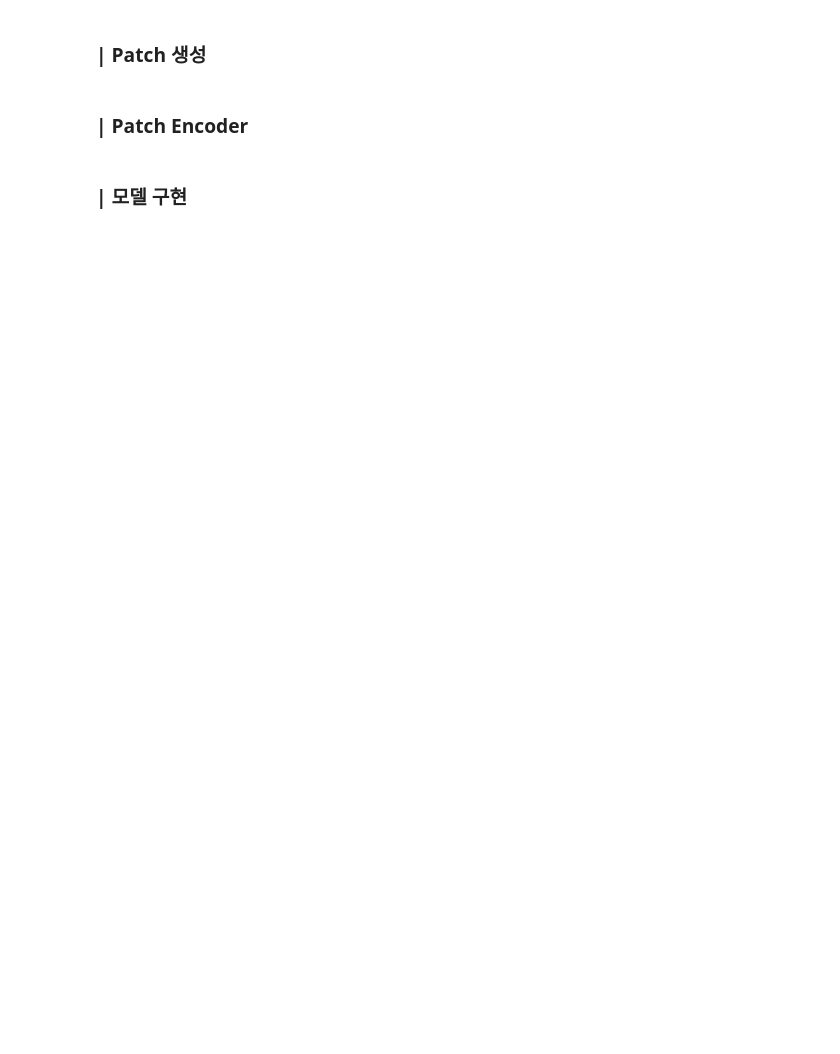
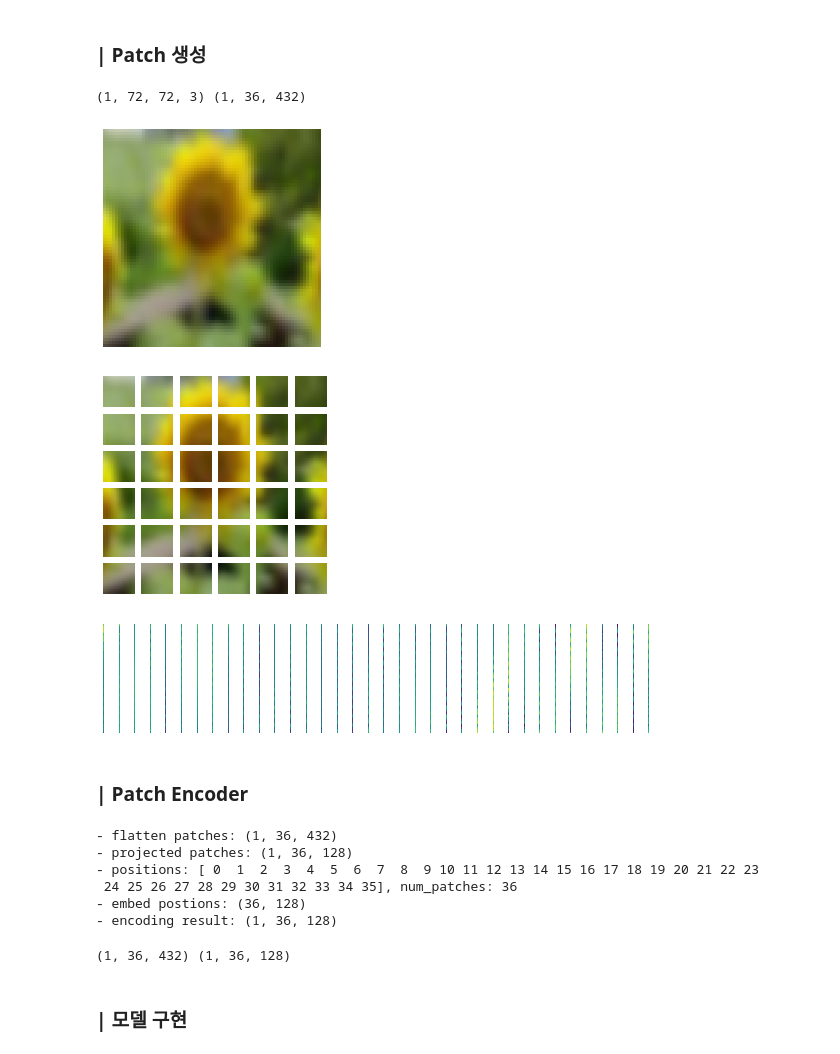
Before and after one commit to yebiny/SkillTreePython-DeepLearning, a Jupyter notebook: 04.Paper-with-code/comment/ch04_08_Transformer.ipynb, the cells around one changed output. Cells and saved outputs as stored; diff of their text form; code cells hidden in the pictures; blank space fills up the shorter version.

```diff
--- a/04.Paper-with-code/comment/ch04_08_Transformer.ipynb
+++ b/04.Paper-with-code/comment/ch04_08_Transformer.ipynb
@@ -568,5 +627,84 @@ def display_img_patches(img, patches):
+# %%
+class MakePatchLayer(layers.Layer):
+  def __init__(self, patch_size):
+    super(MakePatchLayer, self).__init__()
+    self.patch_size = patch_size
+
+  def call(self, imgs): # (batch, h, w, ch)
+    x_patches = tf.image.extract_patches( images = imgs,
+                                          sizes = [1, self.patch_size, self.patch_size, 1],
+                                          strides = [1, self.patch_size, self.patch_size, 1],
+                                          rates = [1, 1, 1, 1],
+                                          padding = 'VALID')
+    # (batch_size, Hpatch개수 , Wpatch개수, patch 차원((patchsize**2)*3 ) )
+    batch_size = tf.shape(x_patches)[0]
+    d_patches = tf.shape(x_patches)[-1]
+
+    x_patches = tf.reshape(x_patches, [batch_size, -1 , d_patches] )
+    # (batch_size, patch 개수, patch 차원)
+    return x_patches
+# %%
+x_patches = MakePatchLayer(12)(x_aug)
+print(x_aug.shape, x_patches.shape)
+display_img_patches(x_aug[0].numpy().astype('uint8'), x_patches[0])
+# %% [output]
+(1, 72, 72, 3) (1, 36, 432)
+[figure, added]
+[figure, added]
+[figure, added]
 # %% [markdown]
 ### **| Patch Encoder**
+# %%
+project_dim = 128
+num_patches = tf.shape(x_patches)[1]
+print(f'- flatten patches: {x_patches.shape}')
+
+# patch linear projection
+projected = layers.Dense(project_dim)(x_patches)
+print(f'- projected patches: {projected.shape}')
+
+# position embedding
+positions = tf.range(0, num_patches, 1)
+print(f'- positions: {positions}, num_patches: {num_patches}')
+embed = layers.Embedding(num_patches, project_dim)(positions)
+print(f'- embed postions: {embed.shape}')
+
+# position+patch encoding
+encoded = projected + embed
+print(f'- encoding result: {encoded.shape}')
+# %% [output]
+- flatten patches: (1, 36, 432)
+- projected patches: (1, 36, 128)
+- positions: [ 0  1  2  3  4  5  6  7  8  9 10 11 12 13 14 15 16 17 18 19 20 21 22 23
+ 24 25 26 27 28 29 30 31 32 33 34 35], num_patches: 36
+- embed postions: (36, 128)
+- encoding result: (1, 36, 128)
+# %%
+class PatchPositionEncoder(layers.Layer):
+  def __init__(self, project_dim, num_patches):
+    super(PatchPositionEncoder, self).__init__()
+    self.project_dim = project_dim
+    self.num_patches = num_patches
+
+    self.dense = layers.Dense(project_dim)
+    self.embedding = layers.Embedding(num_patches, project_dim)
+
+  def call(self, patches): # (batch, h, w, ch)
+    # patch linear projection
+    projected = self.dense(patches)
+
+    # position embedding
+    positions = tf.range(0, self.num_patches, 1)
+    embed = self.embedding(positions)
+
+    # position+patch encoding
+    encoded = projected + embed
+    return encoded
+
+encoded = PatchPositionEncoder(128, 36)(x_patches)
+print(x_patches.shape, encoded.shape)
+# %% [output]
+(1, 36, 432) (1, 36, 128)
 # %% [markdown]
 
 ### **| 모델 구현**
```
Also changed, not shown: parts of 8 cells of this notebook.
